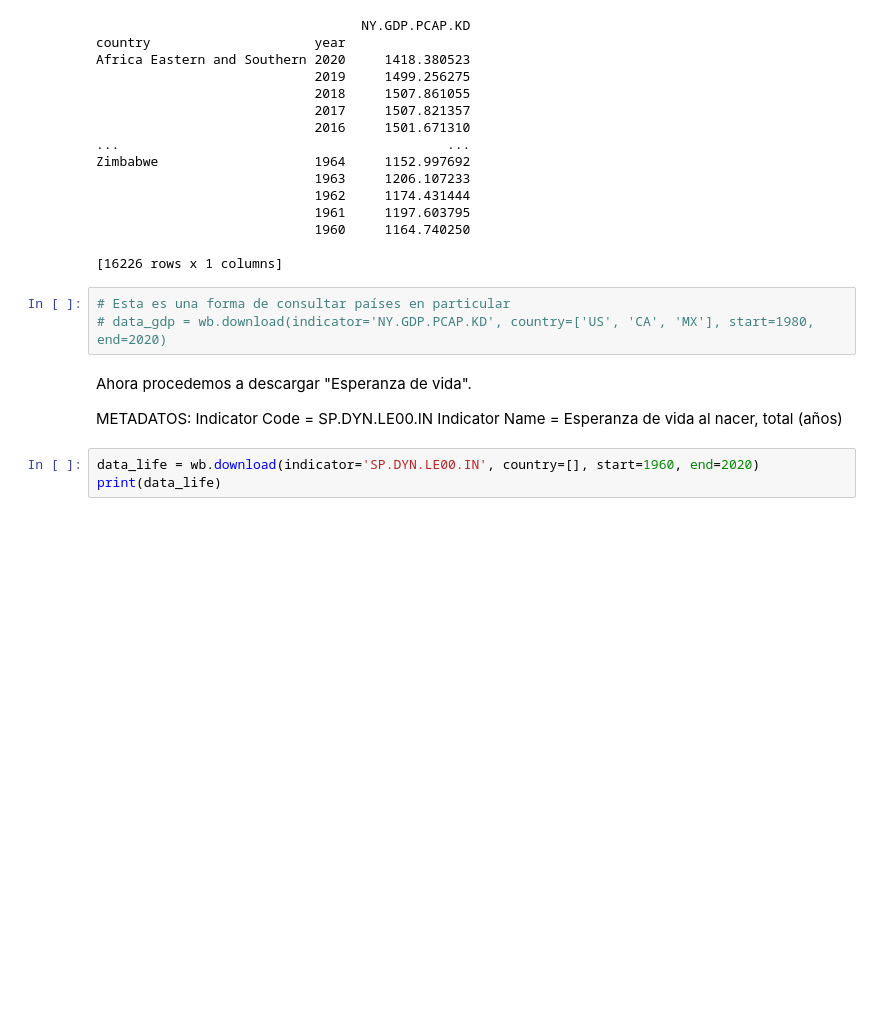
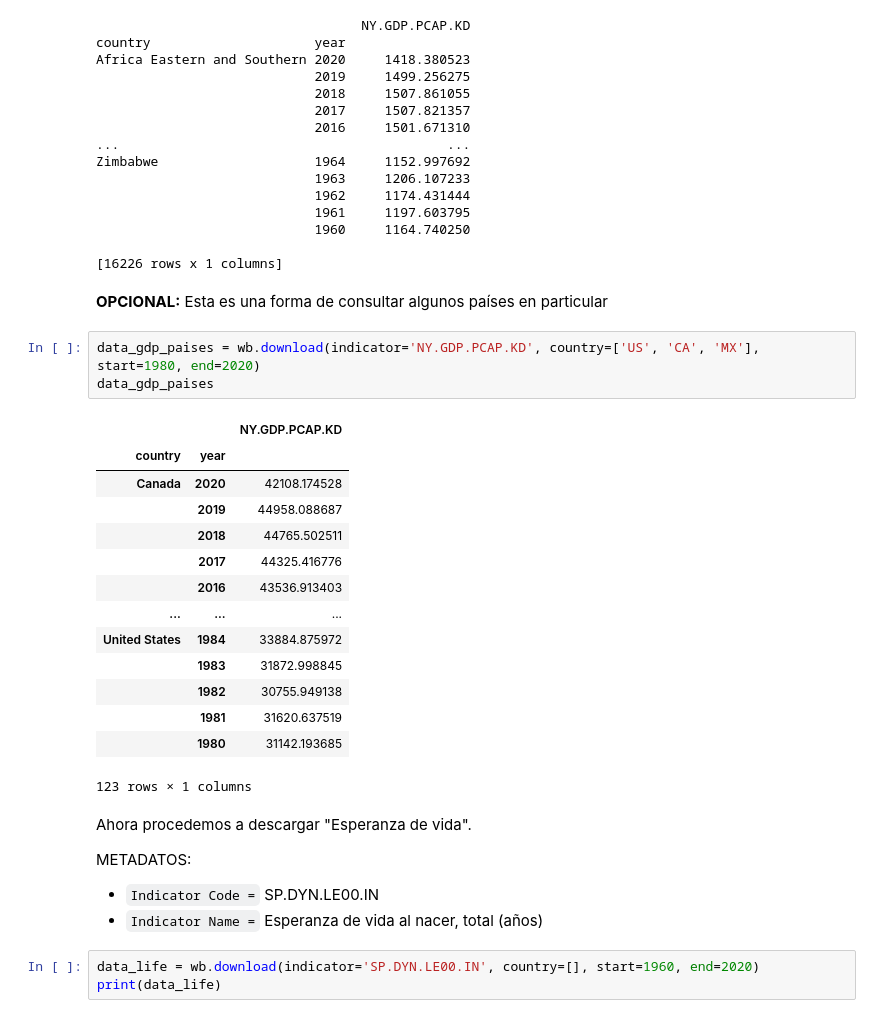
Before and after one commit to PES-BG-2022/proyecto-y-operation-ultra-at-bletchley-park, a Jupyter notebook: data de world bank database.ipynb, the cells around one changed output. Saved outputs shown, nothing was run; the diff lists cells and outputs as text; blank space fills up the shorter version.

```diff
--- a/data de world bank database.ipynb
+++ b/data de world bank database.ipynb
@@ -75,15 +75,32 @@ Zimbabwe                    1964     1152.997692
                             1960     1164.740250
 
 [16226 rows x 1 columns]
+# %% [markdown]
+**OPCIONAL:** Esta es una forma de consultar algunos países en particular
 # %%
-# Esta es una forma de consultar países en particular
-# data_gdp = wb.download(indicator='NY.GDP.PCAP.KD', country=['US', 'CA', 'MX'], start=1980, end=2020)
+data_gdp_paises = wb.download(indicator='NY.GDP.PCAP.KD', country=['US', 'CA', 'MX'], start=1980, end=2020)
+data_gdp_paises
+# %% [output]
+|  |  | NY.GDP.PCAP.KD |
+| country | year |  |
+| Canada | 2020 | 42108.174528 |
+|  | 2019 | 44958.088687 |
+|  | 2018 | 44765.502511 |
+|  | 2017 | 44325.416776 |
+|  | 2016 | 43536.913403 |
+| ... | ... | ... |
+| United States | 1984 | 33884.875972 |
+|  | 1983 | 31872.998845 |
+|  | 1982 | 30755.949138 |
+|  | 1981 | 31620.637519 |
+|  | 1980 | 31142.193685 |
+123 rows × 1 columns
 # %% [markdown]
 Ahora procedemos a descargar "Esperanza de vida".
 
 METADATOS:
-Indicator Code = SP.DYN.LE00.IN
-Indicator Name = Esperanza de vida al nacer, total (años)
+- `Indicator Code =` SP.DYN.LE00.IN
+- `Indicator Name =` Esperanza de vida al nacer, total (años)
 # %%
 data_life = wb.download(indicator='SP.DYN.LE00.IN', country=[], start=1960, end=2020)
 print(data_life)
```
Also changed, not shown: parts of 16 cells of this notebook.
